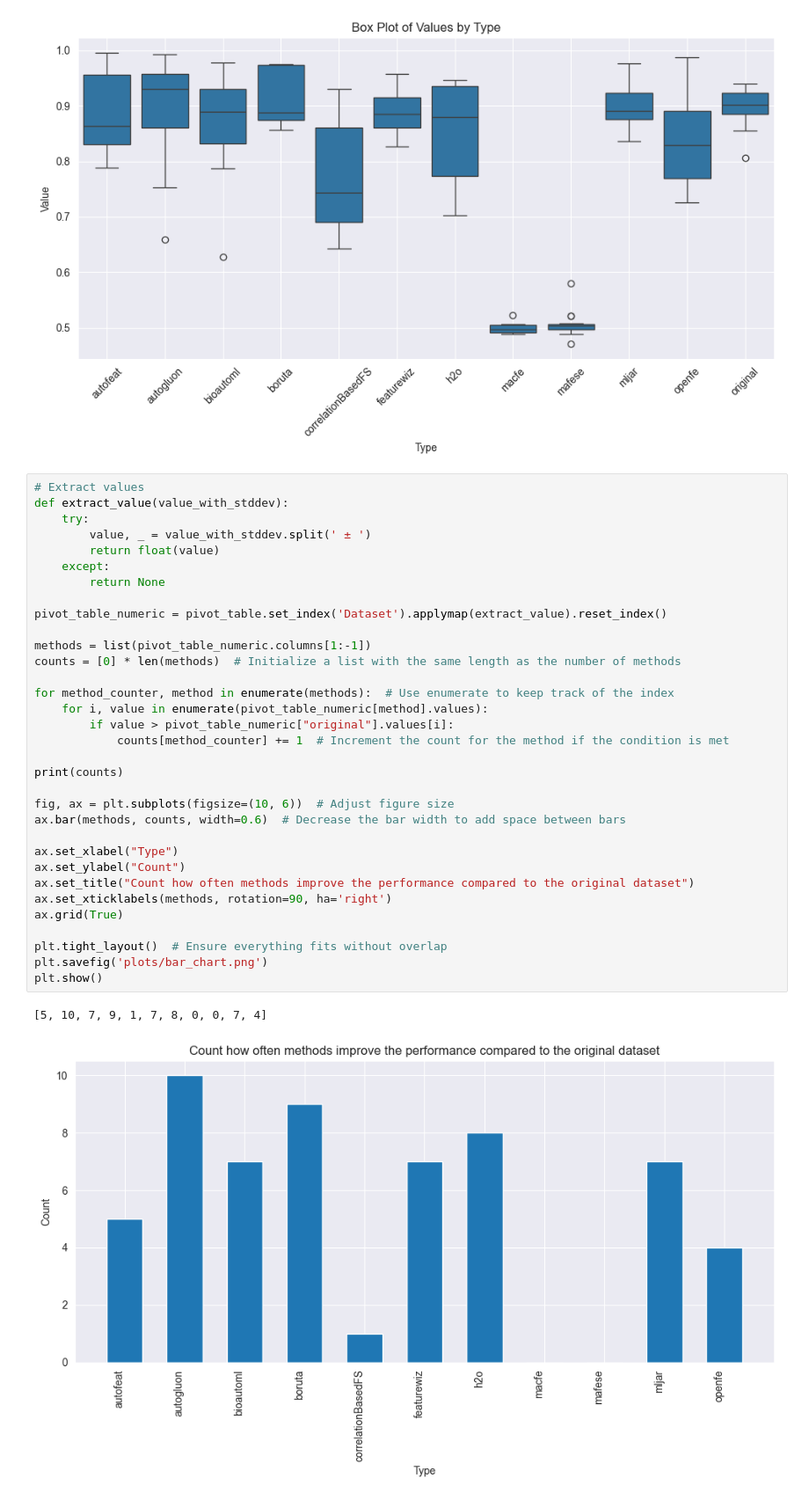
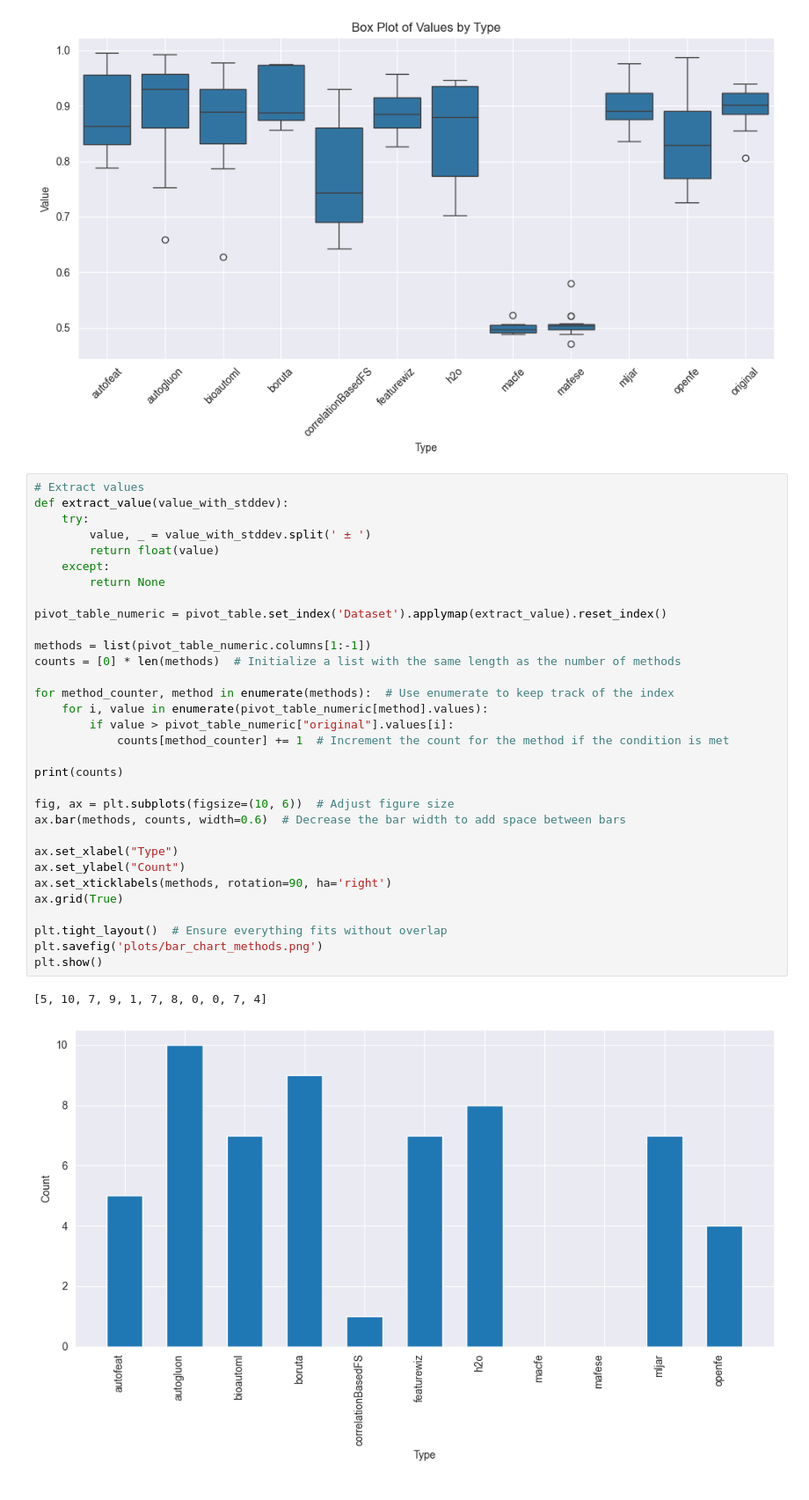
Before and after one commit to schaeferbasti/Benchmark_FE_AutoML, a Jupyter notebook: src/amltk/results/tabular_analysis.ipynb, the cells around one changed output. Shown at 88% size. Saved outputs shown, nothing was run; the diff lists cells and outputs as text.

```diff
--- a/src/amltk/results/tabular_analysis.ipynb
+++ b/src/amltk/results/tabular_analysis.ipynb
@@ -181,33 +181,32 @@ def extract_value(value_with_stddev):
     try:
         value, _ = value_with_stddev.split(' ± ')
         return float(value)
     except:
         return None
 
 pivot_table_numeric = pivot_table.set_index('Dataset').applymap(extract_value).reset_index()
 
 methods = list(pivot_table_numeric.columns[1:-1])
 counts = [0] * len(methods)  # Initialize a list with the same length as the number of methods
 
 for method_counter, method in enumerate(methods):  # Use enumerate to keep track of the index
     for i, value in enumerate(pivot_table_numeric[method].values):
         if value > pivot_table_numeric["original"].values[i]:
             counts[method_counter] += 1  # Increment the count for the method if the condition is met
 
 print(counts)
 
 fig, ax = plt.subplots(figsize=(10, 6))  # Adjust figure size
 ax.bar(methods, counts, width=0.6)  # Decrease the bar width to add space between bars
 
 ax.set_xlabel("Type")
 ax.set_ylabel("Count")
-ax.set_title("Count how often methods improve the performance compared to the original dataset")
 ax.set_xticklabels(methods, rotation=90, ha='right')
 ax.grid(True)
 
 plt.tight_layout()  # Ensure everything fits without overlap
-plt.savefig('plots/bar_chart.png')
+plt.savefig('plots/bar_chart_methods.png')
 plt.show()
 # %% [output]
 [5, 10, 7, 9, 1, 7, 8, 0, 0, 7, 4]
-[figure, old version]
+[figure, new version]
```
Also changed, not shown: parts of 1 cell of this notebook, 4 other files.
